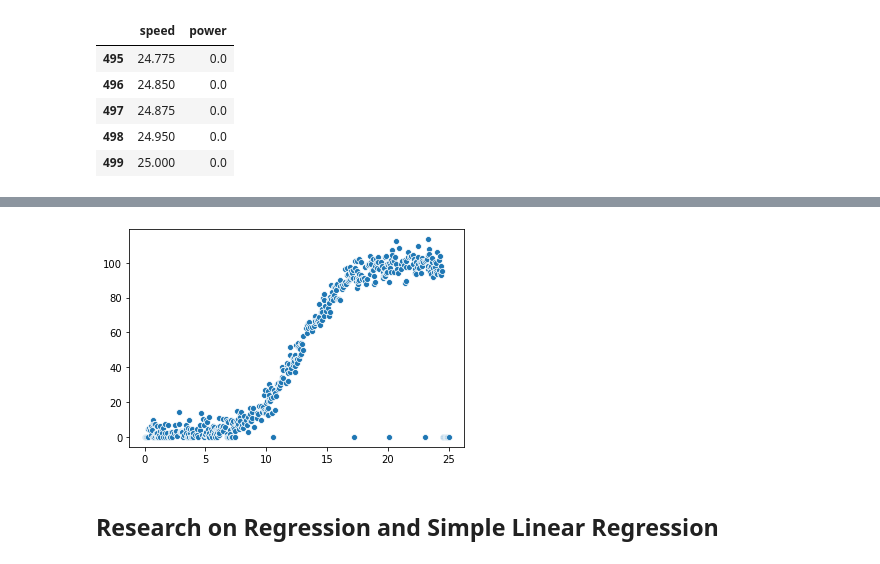
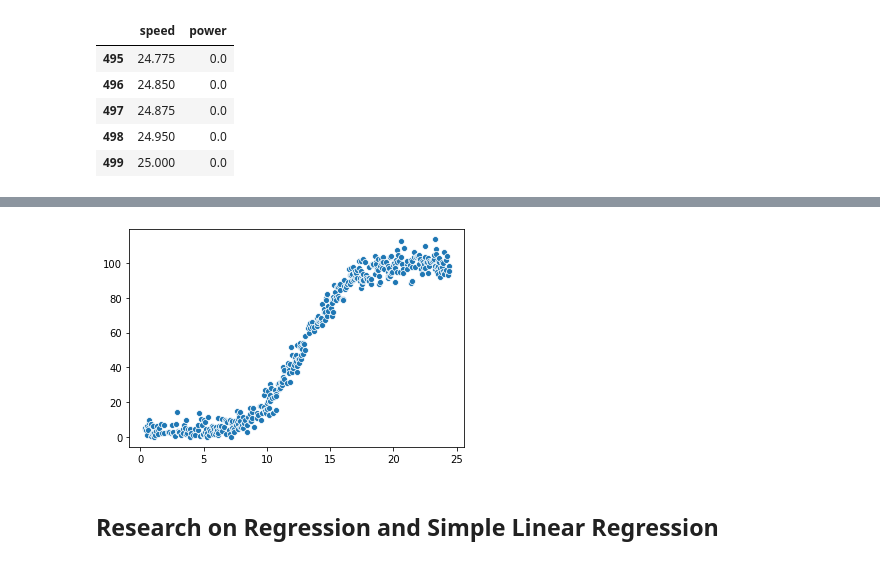
Before and after one commit to brendantipp/sem2_fun_data_analysis_project, a Jupyter notebook: linear_regression.ipynb, the cells around one changed output, grey strips where cells are left out. Saved outputs shown, nothing was run; the diff lists cells and outputs as text; code cells hidden in the pictures.

```diff
--- a/linear_regression.ipynb
+++ b/linear_regression.ipynb
@@ -39,9 +39,9 @@ df.tail()
 | 499 | 25.000 | 0.0 |
 # %%
 #Delete rows where "Duration" is equal to 0 - https://www.w3schools.com/python/pandas_cleaning_wrong_data.asp
-#for x in df.index:
-  #if df.loc[x, "power"] == 0:
-    #df.drop(x, inplace = True)
+for x in df.index:
+  if df.loc[x, "power"] == 0:
+    df.drop(x, inplace = True)
 # %%
 df.head()
 # %% [output]
@@ -54,6 +54,6 @@ df.head()
 # %%
 #lets have a look at a simple plot
 # %%
-s = np.array(df["speed"])
-p = np.array(df["power"])
+speed = np.array(df["speed"])
+power = np.array(df["power"])
 # %%
@@ -67,16 +67,16 @@ sns.scatterplot(data=df, x = "speed", y = "power");
 # %%
 ### Testomg from lectures videos
 
-a,m,n,t = 2011.1, 2.6650, 622.922, 1.4090
+#a,m,n,t = 2011.1, 2.6650, 622.922, 1.4090
 
 #u = np.linspace(0.0,30.0,1000)
 
-P_u = a * (1.0 + m * np.exp(-s/t)) / (1.0 + n * np.exp (-s / t))
-df['test'] = P_u
+#P_u = a * (1.0 + m * np.exp(-s/t)) / (1.0 + n * np.exp (-s / t))
+#df['test'] = P_u
 #sns.scatterplot(data=df, x = "speed", y = "power");
-sns.scatterplot(s,p);
+sns.scatterplot(speed,power);
 # %% [output]
-[figure, old version]
+[figure, new version]
 # %% [markdown]
 ## Research on Regression and Simple Linear Regression
 # %% [markdown]
```
Also changed, not shown: parts of 12 cells of this notebook.
